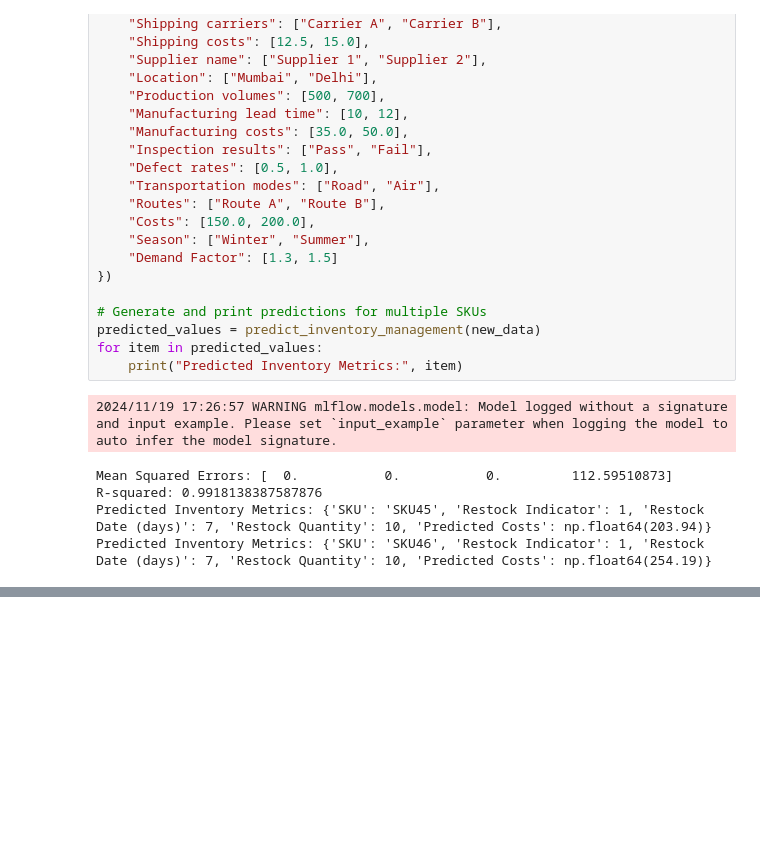
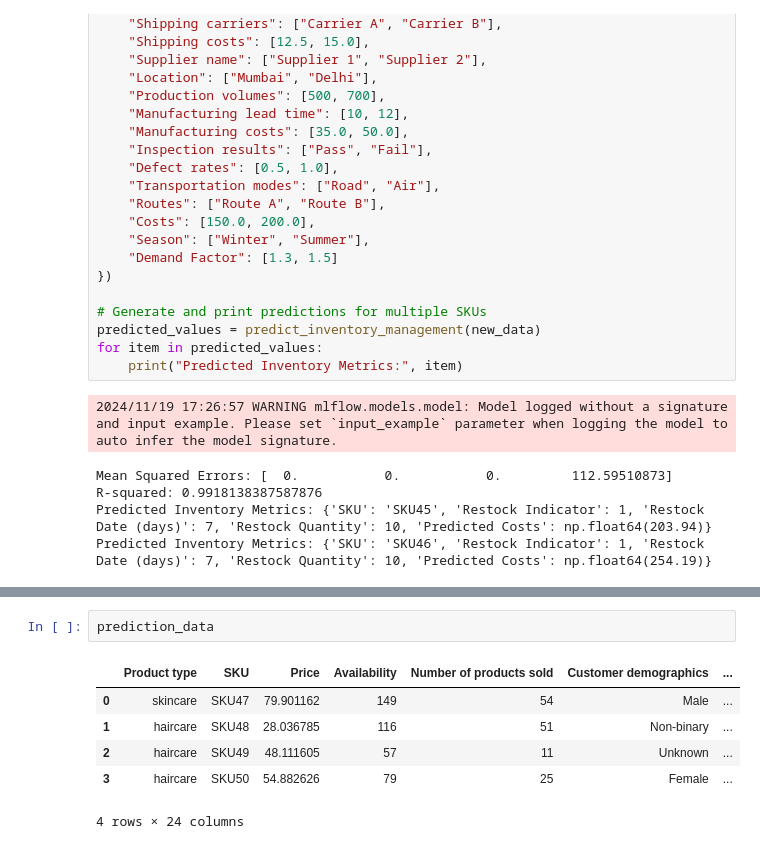
Before and after one commit to saurabh98s/SupplySim, a Jupyter notebook: notebooks/model_train.ipynb, the cells around one changed output, grey strips where cells are left out. Cells and saved outputs as stored; diff of their text form; blank space fills up the shorter version.

```diff
--- a/notebooks/model_train.ipynb
+++ b/notebooks/model_train.ipynb
@@ -472,0 +848,9 @@ Predicted Inventory Metrics: {'SKU': 'SKU46', 'Restock Indicator': 1, 'Restock D
+# %%
+prediction_data
+# %% [output]
+|  | Product type | SKU | Price | Availability | Number of products sold | Customer demographics | ... |
+| 0 | skincare | SKU47 | 79.901162 | 149 | 54 | Male | ... |
+| 1 | haircare | SKU48 | 28.036785 | 116 | 51 | Non-binary | ... |
+| 2 | haircare | SKU49 | 48.111605 | 57 | 11 | Unknown | ... |
+| 3 | haircare | SKU50 | 54.882626 | 79 | 25 | Female | ... |
+4 rows × 24 columns
```
Also changed, not shown: parts of 4 cells of this notebook, 19 other files.
